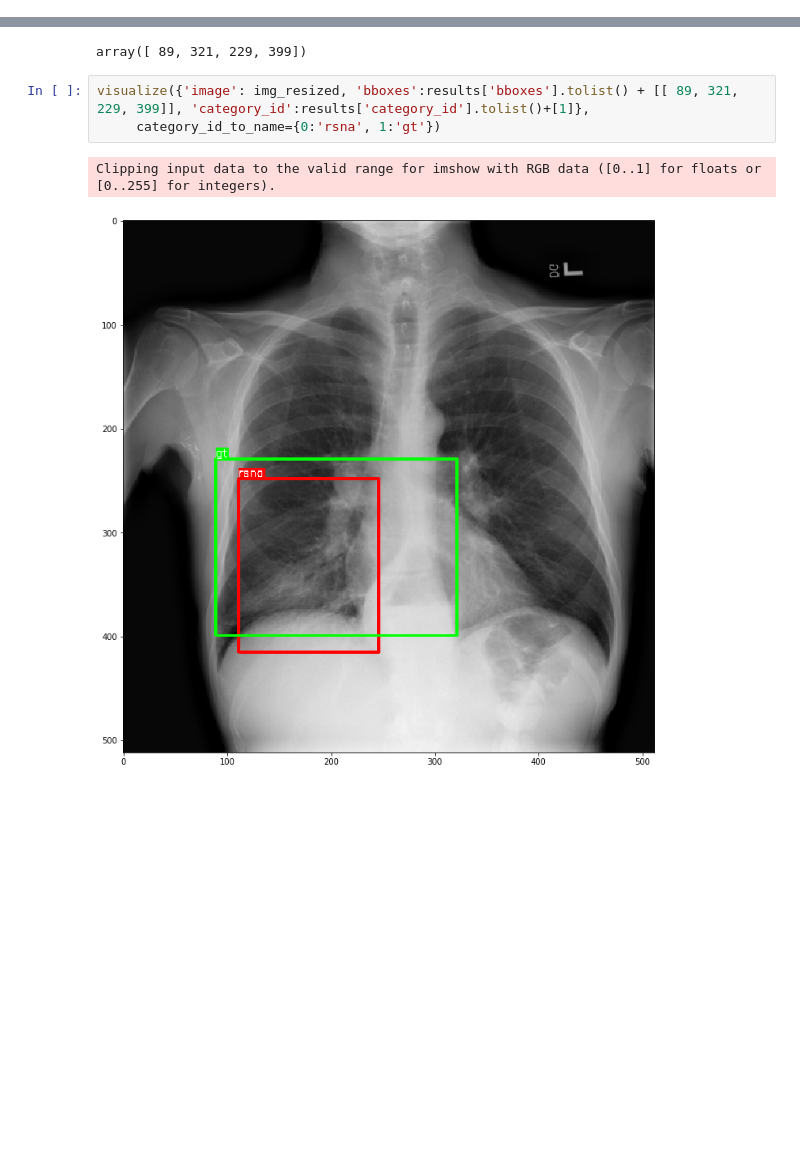
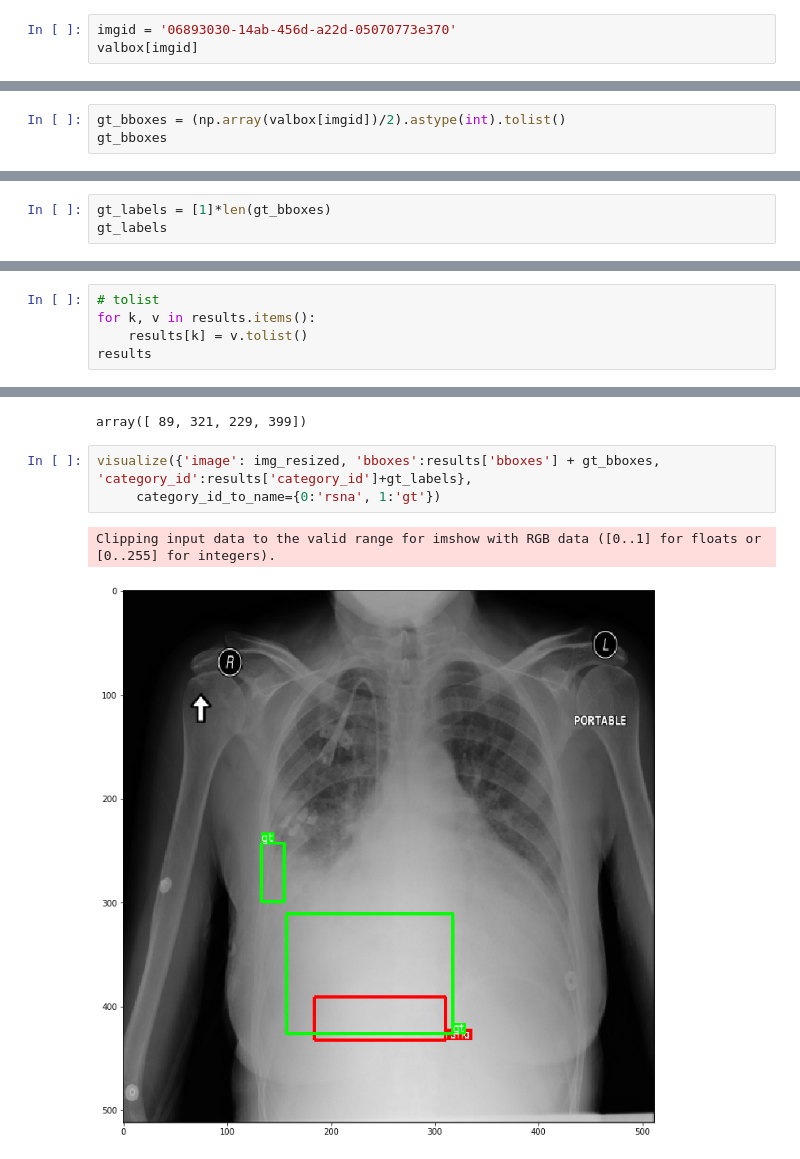
Before and after one commit to raytroop/RetinaNet_SE-ResNeXt, a Jupyter notebook: demo.ipynb, the cells around one changed output, grey strips where cells are left out. Cells and saved outputs as stored; diff of their text form; blank space fills up the shorter version.

```diff
--- a/demo.ipynb
+++ b/demo.ipynb
@@ -58,0 +54,3 @@ valbox[imgid]
+# %%
+imgid = '06893030-14ab-456d-a22d-05070773e370'
+valbox[imgid]
@@ -58,0 +59,3 @@ valbox[imgid]
+# %%
+gt_bboxes = (np.array(valbox[imgid])/2).astype(int).tolist()
+gt_bboxes
@@ -58,0 +64,3 @@ valbox[imgid]
+# %%
+gt_labels = [1]*len(gt_bboxes)
+gt_labels
@@ -109,0 +114,5 @@ results
+# %%
+# tolist
+for k, v in results.items():
+    results[k] = v.tolist()
+results
@@ -116,8 +129,8 @@ array([0.10438874], dtype=float32)
 # %% [output]
 array([ 89, 321, 229, 399])
 # %%
-visualize({'image': img_resized, 'bboxes':results['bboxes'].tolist() + [[ 89, 321, 229, 399]], 'category_id':results['category_id'].tolist()+[1]},
+visualize({'image': img_resized, 'bboxes':results['bboxes'] + gt_bboxes, 'category_id':results['category_id']+gt_labels},
      category_id_to_name={0:'rsna', 1:'gt'})
 # %% [output]
 Clipping input data to the valid range for imshow with RGB data ([0..1] for floats or [0..255] for integers).
-[figure, old version]
+[figure, new version]
```
Also changed, not shown: parts of 14 cells of this notebook, 1 other file.
